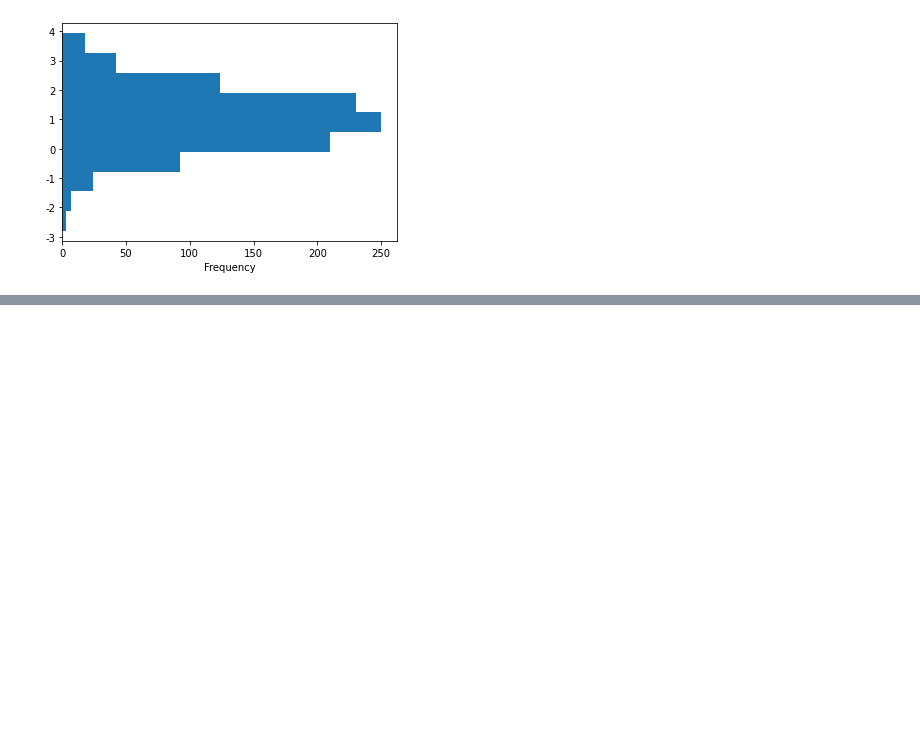
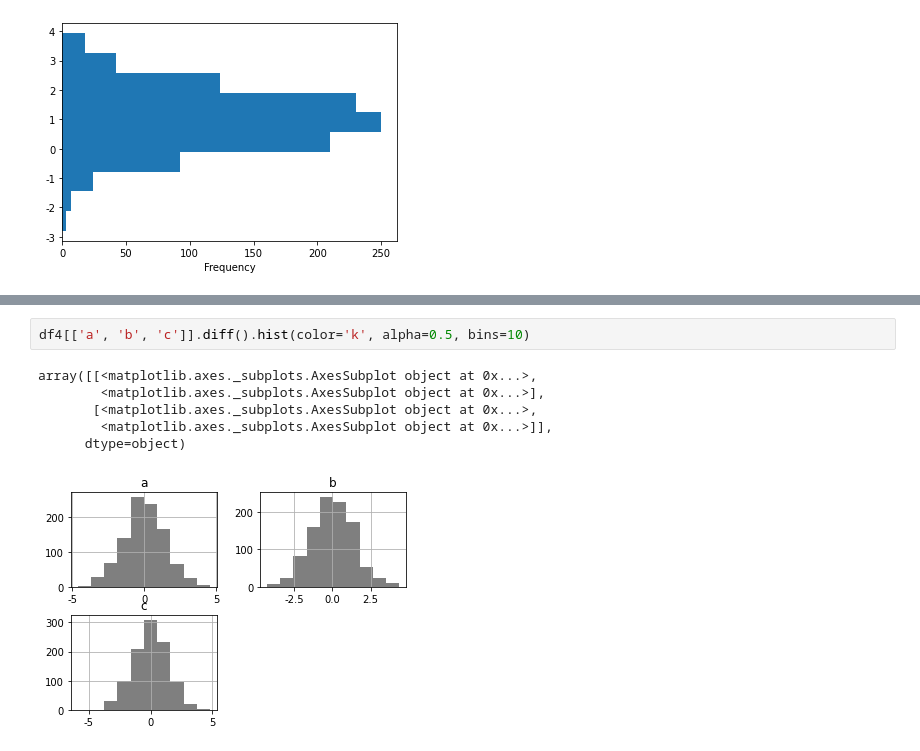
Before and after one commit to anew0m/AStudy_Pandas-basic, a Jupyter notebook: study/11_데이터_시각화_Plotting_기능_활용하기.ipynb, the cells around one changed output, grey strips where cells are left out. Drawn from its saved outputs; the diff is of its cells as text; blank space fills up the shorter version.

```diff
--- a/study/11_데이터_시각화_Plotting_기능_활용하기.ipynb
+++ b/study/11_데이터_시각화_Plotting_기능_활용하기.ipynb
@@ -356,0 +487,9 @@ df['A'].diff().hist()
+# %%
+df4[['a', 'b', 'c']].diff().hist(color='k', alpha=0.5, bins=10)
+# %% [output]
+array([[<matplotlib.axes._subplots.AxesSubplot object at 0x...>,
+        <matplotlib.axes._subplots.AxesSubplot object at 0x...>],
+       [<matplotlib.axes._subplots.AxesSubplot object at 0x...>,
+        <matplotlib.axes._subplots.AxesSubplot object at 0x...>]],
+      dtype=object)
+[figure, added]
```
Also changed, not shown: parts of 23 cells of this notebook.
